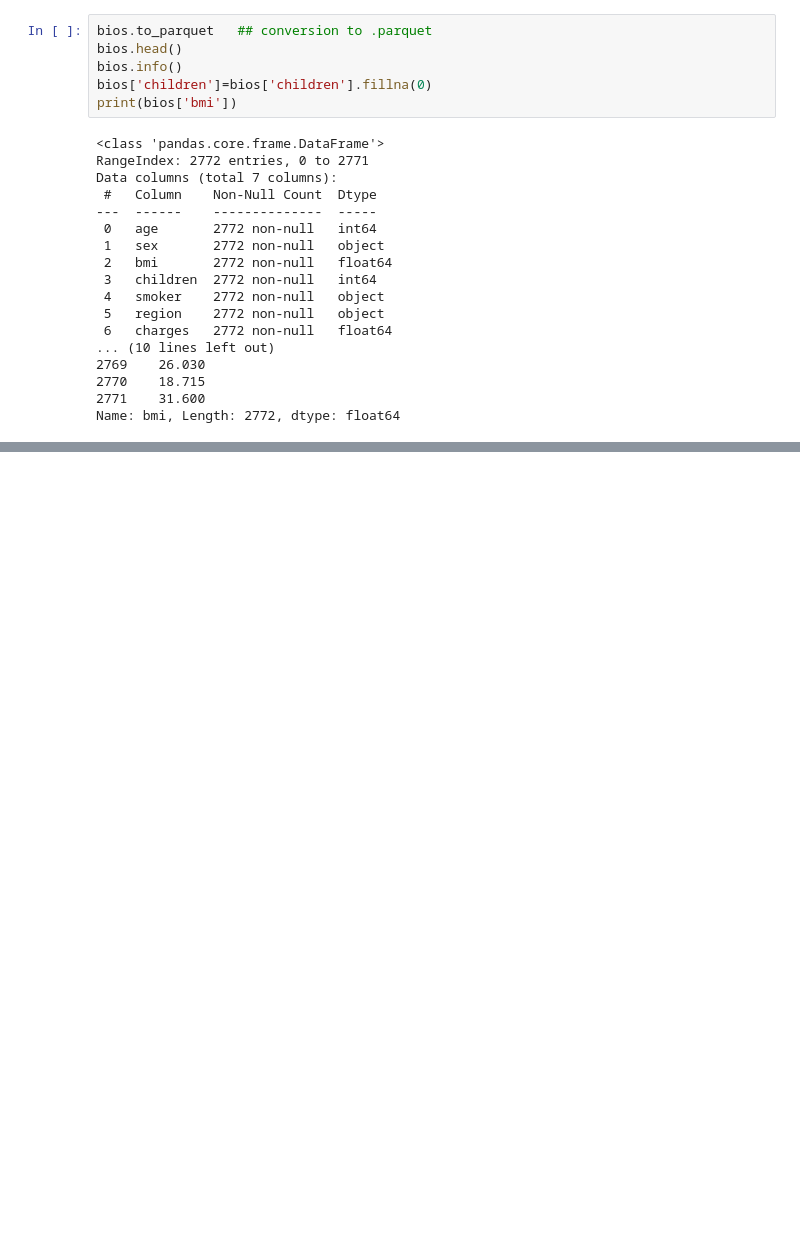
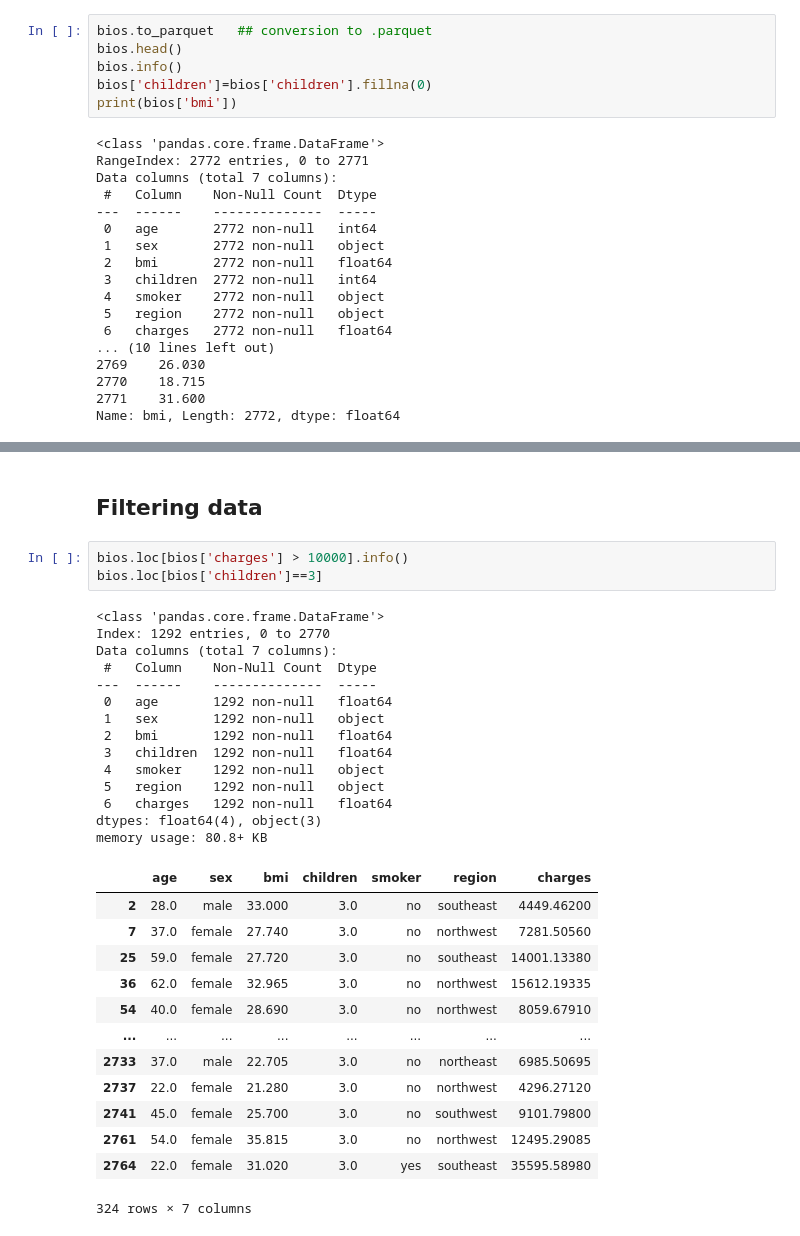
Before and after one commit to nid067/Project_ML, a Jupyter notebook: pandas_tuto.ipynb, the cells around one changed output, grey strips where cells are left out. Drawn from its saved outputs; the diff is of its cells as text; blank space fills up the shorter version.

Commit message:
second day of learning pandas

```diff
--- a/pandas_tuto.ipynb
+++ b/pandas_tuto.ipynb
@@ -101,0 +124,33 @@ bios.iloc[:50]
+# %% [markdown]
+## Filtering data
+# %%
+bios.loc[bios['charges'] > 10000].info()
+bios.loc[bios['children']==3]
+# %% [output]
+<class 'pandas.core.frame.DataFrame'>
+Index: 1292 entries, 0 to 2770
+Data columns (total 7 columns):
+ #   Column    Non-Null Count  Dtype
+---  ------    --------------  -----
+ 0   age       1292 non-null   float64
+ 1   sex       1292 non-null   object
+ 2   bmi       1292 non-null   float64
+ 3   children  1292 non-null   float64
+ 4   smoker    1292 non-null   object
+ 5   region    1292 non-null   object
+ 6   charges   1292 non-null   float64
+dtypes: float64(4), object(3)
+memory usage: 80.8+ KB
+|  | age | sex | bmi | children | smoker | region | charges |
+| 2 | 28.0 | male | 33.000 | 3.0 | no | southeast | 4449.46200 |
+| 7 | 37.0 | female | 27.740 | 3.0 | no | northwest | 7281.50560 |
+| 25 | 59.0 | female | 27.720 | 3.0 | no | southeast | 14001.13380 |
+| 36 | 62.0 | female | 32.965 | 3.0 | no | northwest | 15612.19335 |
+| 54 | 40.0 | female | 28.690 | 3.0 | no | northwest | 8059.67910 |
+| ... | ... | ... | ... | ... | ... | ... | ... |
+| 2733 | 37.0 | male | 22.705 | 3.0 | no | northeast | 6985.50695 |
+| 2737 | 22.0 | female | 21.280 | 3.0 | no | northwest | 4296.27120 |
+| 2741 | 45.0 | female | 25.700 | 3.0 | no | southwest | 9101.79800 |
+| 2761 | 54.0 | female | 35.815 | 3.0 | no | northwest | 12495.29085 |
+| 2764 | 22.0 | female | 31.020 | 3.0 | yes | southeast | 35595.58980 |
+324 rows × 7 columns
```
Also changed, not shown: parts of 7 cells of this notebook.
